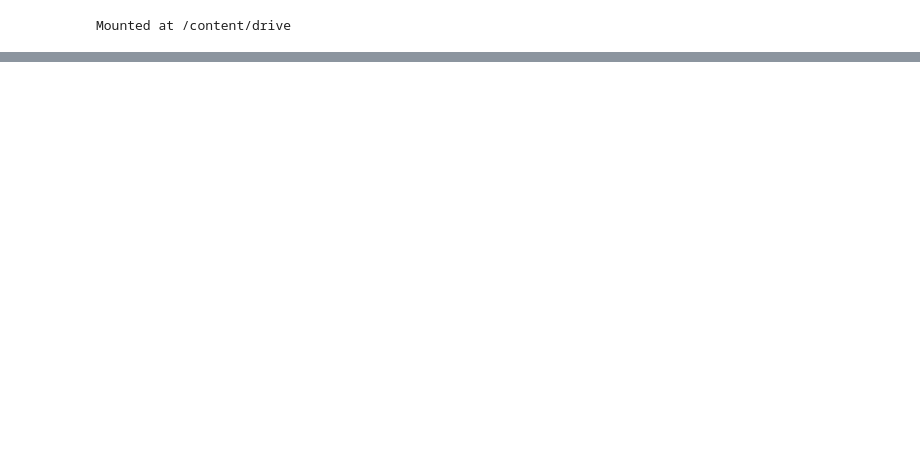
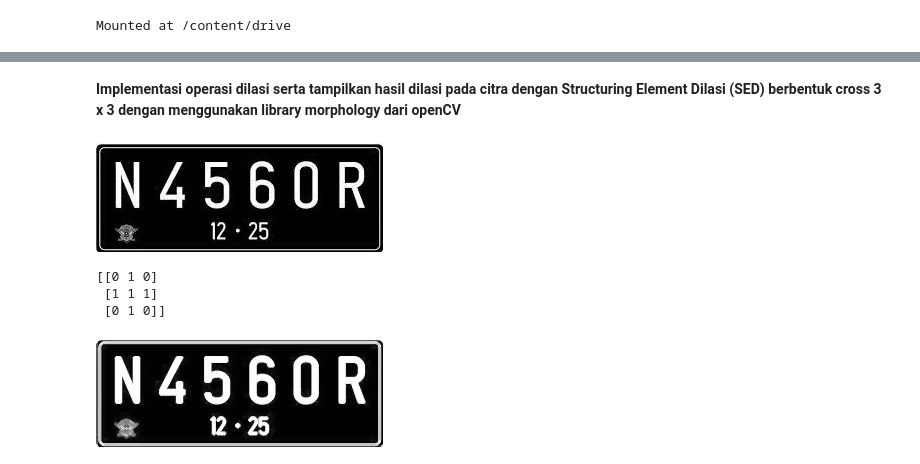
Before and after one commit to Vangzbill/PCVK_Ganjil_2023, a Jupyter notebook: Week9.ipynb, the cells around one changed output, grey strips where cells are left out. Drawn from its saved outputs; the diff is of its cells as text; code cells hidden in the pictures; blank space fills up the shorter version.

```diff
--- a/Week9.ipynb
+++ b/Week9.ipynb
@@ -454,0 +93,22 @@ plt.show()
+# %% [markdown]
+**Implementasi operasi dilasi serta tampilkan hasil dilasi pada citra dengan Structuring Element Dilasi (SED) berbentuk cross 3 x 3 dengan menggunakan library morphology dari openCV**
+# %%
+# Load image
+
+cv2_imshow(plat)
+# %% [output]
+[figure, added]
+# %%
+# Define the structuring element
+kernel = cv2.getStructuringElement(cv2.MORPH_CROSS, (3, 3))
+print(kernel)
+# %% [output]
+[[0 1 0]
+ [1 1 1]
+ [0 1 0]]
+# %%
+# proses dilasi dengan library openCV
+dilated_plat_library = cv2.dilate(plat, kernel, iterations=1) #iteration satu kali
+cv2_imshow(dilated_plat_library)
+# %% [output]
+[figure, added]
```
Also changed, not shown: parts of 75 cells of this notebook.
